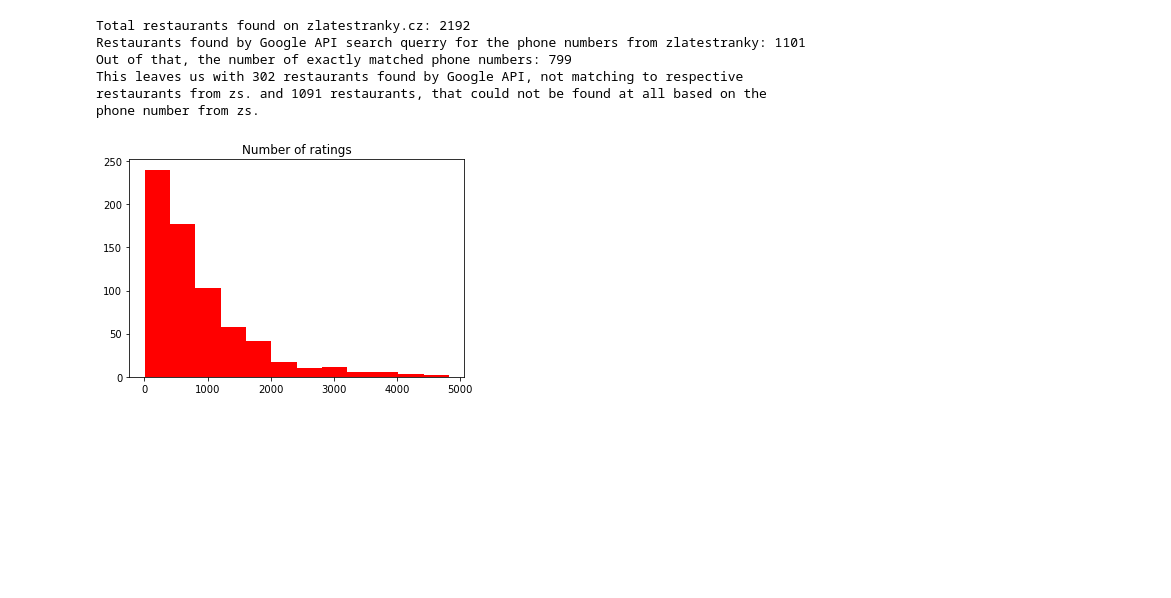
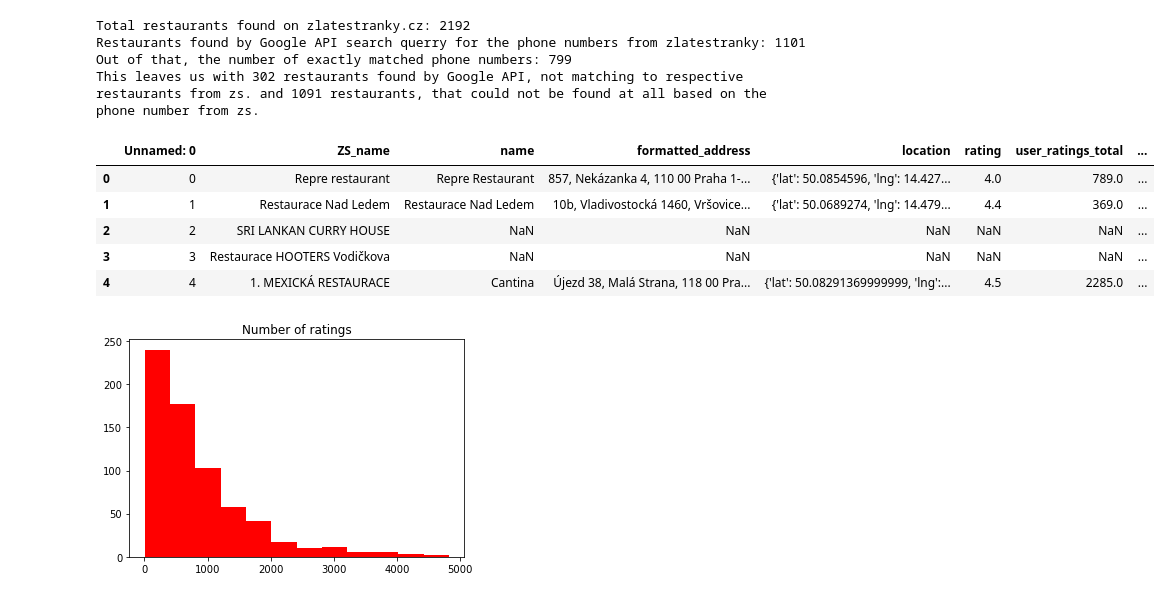
Before and after one commit to Matyas-Mattanelli/Webscraper-Zlate-Stranky, a Jupyter notebook: output.ipynb, the cells around one changed output. Drawn from its saved outputs; the diff is of its cells as text; code cells hidden in the pictures; blank space fills up the shorter version.

Commit message:
Show rows in DataComparer and output

```diff
--- a/output.ipynb
+++ b/output.ipynb
@@ -101,6 +101,15 @@ Total restaurants found on zlatestranky.cz: 2192
 Restaurants found by Google API search querry for the phone numbers from zlatestranky: 1101
 Out of that, the number of exactly matched phone numbers: 799
 This leaves us with 302 restaurants found by Google API, not matching to respective restaurants from zs. and 1091 restaurants, that could not be found at all based on the phone number from zs.
+# %%
+data_comparer.showRows(no_of_rows=5)
+# %% [output]
+|  | Unnamed: 0 | ZS_name | name | formatted_address | location | rating | user_ratings_total | ... |
+| 0 | 0 | Repre restaurant | Repre Restaurant | 857, Nekázanka 4, 110 00 Praha 1-... | {'lat': 50.0854596, 'lng': 14.427... | 4.0 | 789.0 | ... |
+| 1 | 1 | Restaurace Nad Ledem | Restaurace Nad Ledem | 10b, Vladivostocká 1460, Vršovice... | {'lat': 50.0689274, 'lng': 14.479... | 4.4 | 369.0 | ... |
+| 2 | 2 | SRI LANKAN CURRY HOUSE | NaN | NaN | NaN | NaN | NaN | ... |
+| 3 | 3 | Restaurace HOOTERS Vodičkova | NaN | NaN | NaN | NaN | NaN | ... |
+| 4 | 4 | 1. MEXICKÁ RESTAURACE | Cantina | Újezd 38, Malá Strana, 118 00 Pra... | {'lat': 50.08291369999999, 'lng':... | 4.5 | 2285.0 | ... |
 # %%
 data_comparer.plotReviews(outlier=5000)
 # %% [output]
```
Also changed, not shown: 1 other file.
